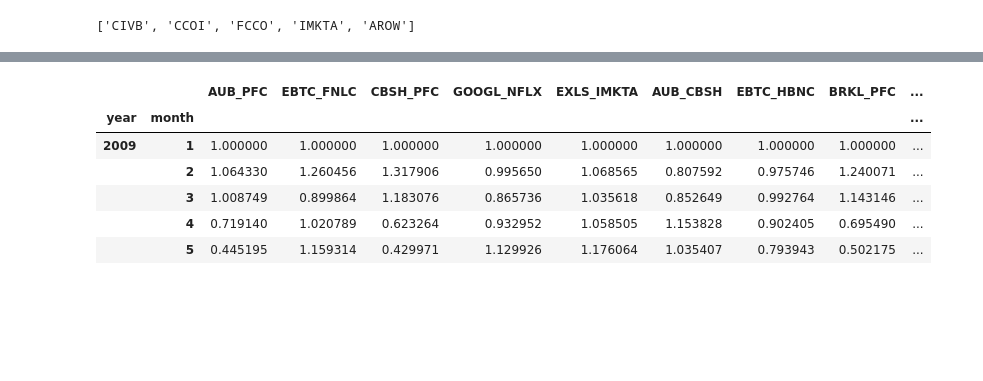
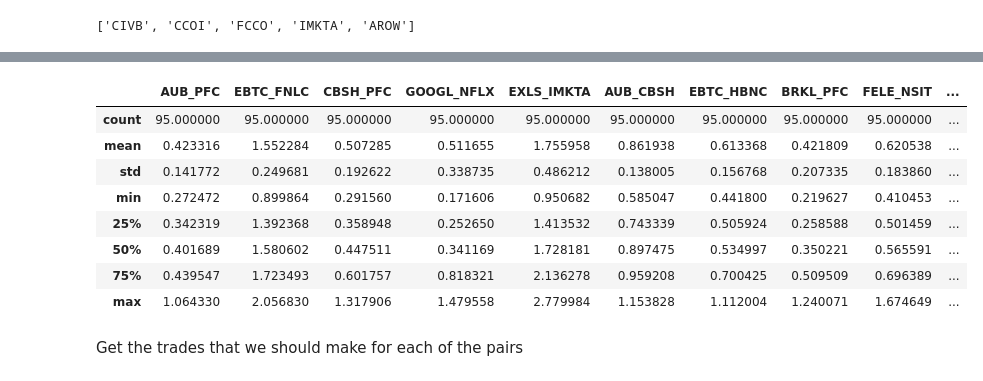
Before and after one commit to VinceXIV/macrotrends-scraper, a Jupyter notebook: test.ipynb, the cells around one changed output, grey strips where cells are left out. Cells and saved outputs as stored; diff of their text form; code cells hidden in the pictures; blank space fills up the shorter version.

```diff
--- a/test.ipynb
+++ b/test.ipynb
@@ -335,10 +335,10 @@ def get_stocks(pair_list):
 
     return list(set(result))
 
-a = get_stocks(top_ten_method_1.keys())
-b = get_stocks(top_ten_method_2.keys())
-c = get_stocks(top_ten_traditional.keys())
-all_stocks = list(set(a + b + c))
+pairs_method_1 = get_stocks(top_ten_method_1.keys())
+pairs_method_2 = get_stocks(top_ten_method_2.keys())
+pairs_traditional = get_stocks(top_ten_traditional.keys())
+all_stocks = list(set(pairs_method_1 + pairs_method_2 + pairs_method_3))
 all_stocks[:5]
 # %% [output]
 ['CIVB', 'CCOI', 'FCCO', 'IMKTA', 'AROW']
@@ -346,6 +346,8 @@ all_stocks[:5]
 pairs_data = get_monthly_adjusted_price(all_stocks, start_year=2009)
 pairs_data.to_csv("pairs data.csv", index=False)
 # %%
+# Get the relative prices
+
 def get_relative_price(pairs, pairs_data):
     stock_pairs_arr = []
     for pair in pairs.keys():
@@ -357,3 +359,9 @@ def get_relative_price(pairs, pairs_data):
         stock_pairs_arr.append(relative_price)
 
     return pd.concat(stock_pairs_arr, axis=1)
+
+relative_prices_method_1 = get_relative_price(top_ten_method_1, pairs_data)
+relative_prices_method_2 = get_relative_price(top_ten_method_2, pairs_data)
+relative_prices_traditional = get_relative_price(top_ten_traditional, pairs_data)
+
+relative_prices_method_1.head()
@@ -360,12 +376,24 @@ def get_relative_price(pairs, pairs_data):
-# %%
-relative_prices = get_relative_price(top_ten_method_1, pairs_data)
-
-relative_prices.head()
-# %% [output]
-|  |  | AUB_PFC | EBTC_FNLC | CBSH_PFC | GOOGL_NFLX | EXLS_IMKTA | AUB_CBSH | EBTC_HBNC | BRKL_PFC | ... |
-| year | month |  |  |  |  |  |  |  |  | ... |
-| 2009 | 1 | 1.000000 | 1.000000 | 1.000000 | 1.000000 | 1.000000 | 1.000000 | 1.000000 | 1.000000 | ... |
-|  | 2 | 1.064330 | 1.260456 | 1.317906 | 0.995650 | 1.068565 | 0.807592 | 0.975746 | 1.240071 | ... |
-|  | 3 | 1.008749 | 0.899864 | 1.183076 | 0.865736 | 1.035618 | 0.852649 | 0.992764 | 1.143146 | ... |
-|  | 4 | 0.719140 | 1.020789 | 0.623264 | 0.932952 | 1.058505 | 1.153828 | 0.902405 | 0.695490 | ... |
-|  | 5 | 0.445195 | 1.159314 | 0.429971 | 1.129926 | 1.176064 | 1.035407 | 0.793943 | 0.502175 | ... |
+# %%
+# Get data summary
+
+def filter_data(df, min_year=2009, min_month=1, max_year=2023, max_month=12):
+    period_df = df[(df.index >= (min_year, min_month)) & (df.index < (max_year, max_month))]
+
+    return period_df
+
+def get_summary(df, min_year=2009, min_month=1, max_year=2016, max_month=12):
+    data = filter_data(df, min_year, min_month, max_year, max_month)
+    return data.describe()
+# %%
+summary_method_1 = get_summary(relative_prices_method_1)
+summary_method_1
+# %% [output]
+|  | AUB_PFC | EBTC_FNLC | CBSH_PFC | GOOGL_NFLX | EXLS_IMKTA | AUB_CBSH | EBTC_HBNC | BRKL_PFC | FELE_NSIT | ... |
+| count | 95.000000 | 95.000000 | 95.000000 | 95.000000 | 95.000000 | 95.000000 | 95.000000 | 95.000000 | 95.000000 | ... |
+| mean | 0.423316 | 1.552284 | 0.507285 | 0.511655 | 1.755958 | 0.861938 | 0.613368 | 0.421809 | 0.620538 | ... |
+| std | 0.141772 | 0.249681 | 0.192622 | 0.338735 | 0.486212 | 0.138005 | 0.156768 | 0.207335 | 0.183860 | ... |
+| min | 0.272472 | 0.899864 | 0.291560 | 0.171606 | 0.950682 | 0.585047 | 0.441800 | 0.219627 | 0.410453 | ... |
+| 25% | 0.342319 | 1.392368 | 0.358948 | 0.252650 | 1.413532 | 0.743339 | 0.505924 | 0.258588 | 0.501459 | ... |
+| 50% | 0.401689 | 1.580602 | 0.447511 | 0.341169 | 1.728181 | 0.897475 | 0.534997 | 0.350221 | 0.565591 | ... |
+| 75% | 0.439547 | 1.723493 | 0.601757 | 0.818321 | 2.136278 | 0.959208 | 0.700425 | 0.509509 | 0.696389 | ... |
+| max | 1.064330 | 2.056830 | 1.317906 | 1.479558 | 2.779984 | 1.153828 | 1.112004 | 1.240071 | 1.674649 | ... |
@@ -371,0 +430,2 @@ relative_prices.head()
+# %% [markdown]
+Get the trades that we should make for each of the pairs
```
Also changed, not shown: parts of 18 cells of this notebook, 7 other files.
